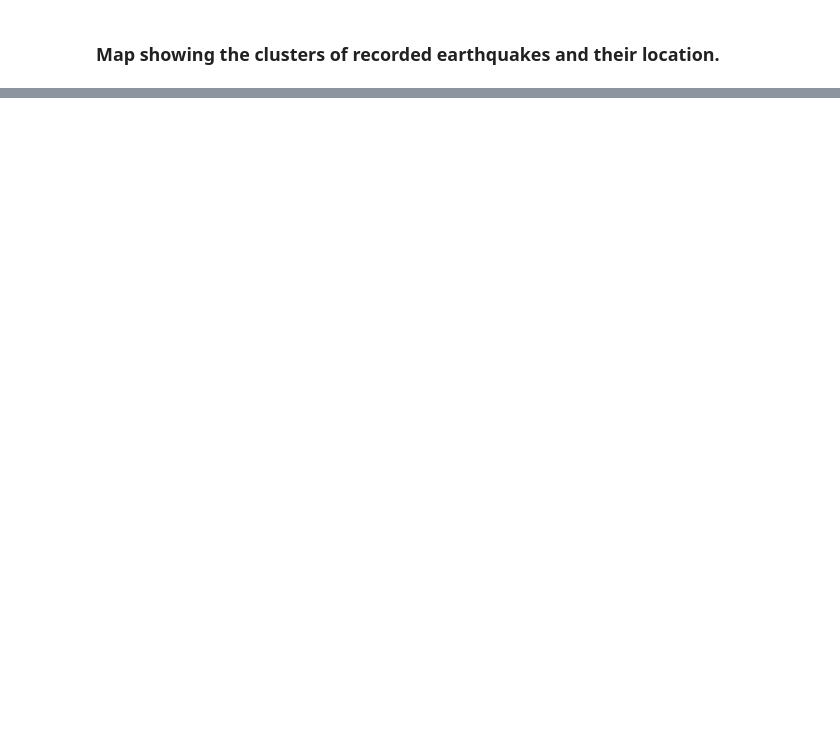
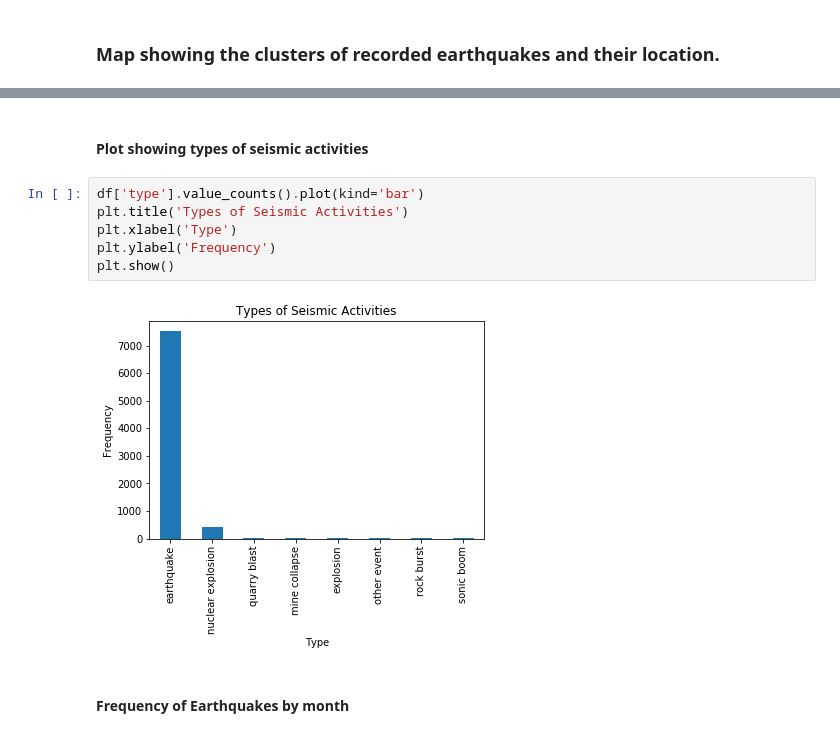
Before and after one commit to labs13-quake-viewer/ds-notebooks, a Jupyter notebook: Earthquake Analysis.ipynb, the cells around one changed output, grey strips where cells are left out. Cells and saved outputs as stored; diff of their text form; blank space fills up the shorter version.

Commit message:
Correlation and plots

```diff
--- a/Earthquake Analysis.ipynb
+++ b/Earthquake Analysis.ipynb
@@ -248,0 +230,12 @@ usa_quake_map
+# %% [markdown]
+#### Plot showing types of seismic activities
+# %%
+df['type'].value_counts().plot(kind='bar')
+plt.title('Types of Seismic Activities')
+plt.xlabel('Type')
+plt.ylabel('Frequency')
+plt.show()
+# %% [output]
+[figure, added]
+# %% [markdown]
+#### Frequency of Earthquakes by month
```
Also changed, not shown: parts of 24 cells of this notebook.
